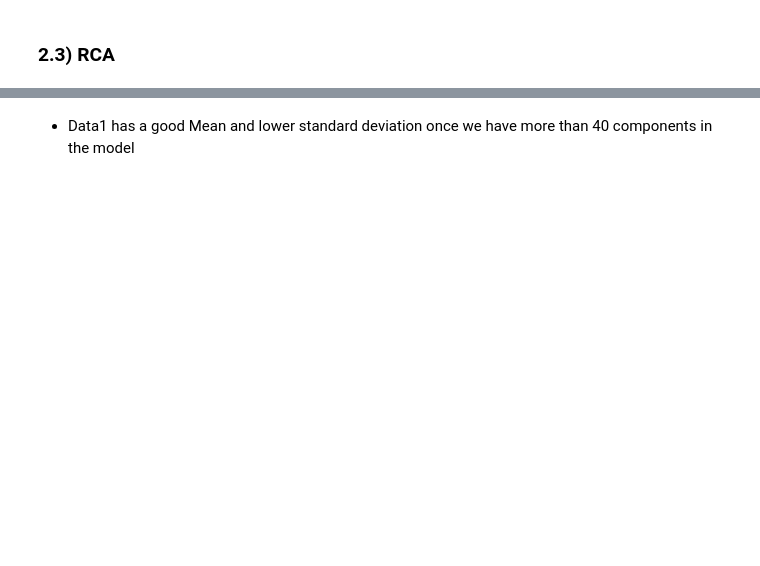
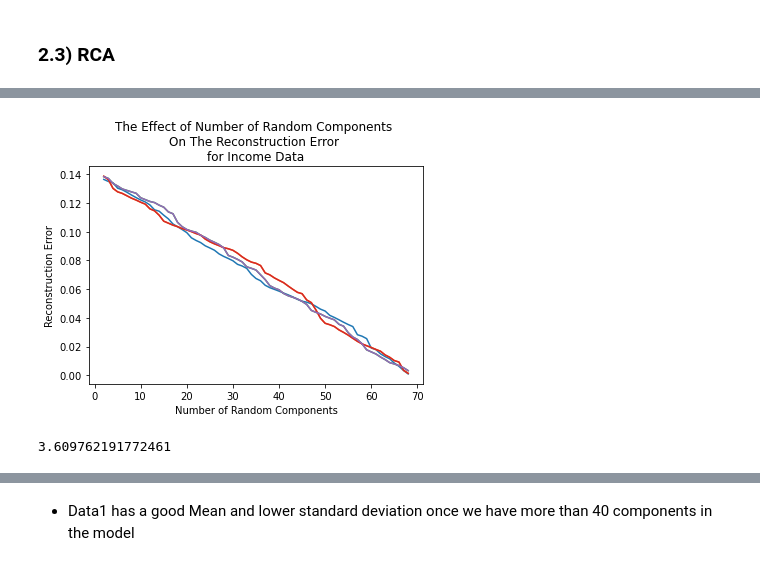
Before and after one commit to amandahutter/CS_7641, a Jupyter notebook: A3: Unsupervised Learning/A3.ipynb, the cells around one changed output, grey strips where cells are left out. Saved outputs shown, nothing was run; the diff lists cells and outputs as text; code cells hidden in the pictures; blank space fills up the shorter version.

```diff
--- a/A3: Unsupervised Learning/A3.ipynb
+++ b/A3: Unsupervised Learning/A3.ipynb
@@ -705,0 +774,11 @@ print(elapsed)
+# %%
+start = time.time()
+
+run_RPA2(X_Train_Income, "Income Data")
+
+end = time.time()
+elapsed = end - start
+print(elapsed)
+# %% [output]
+[figure, added]
+3.609762191772461
```
Also changed, not shown: parts of 24 cells of this notebook.
